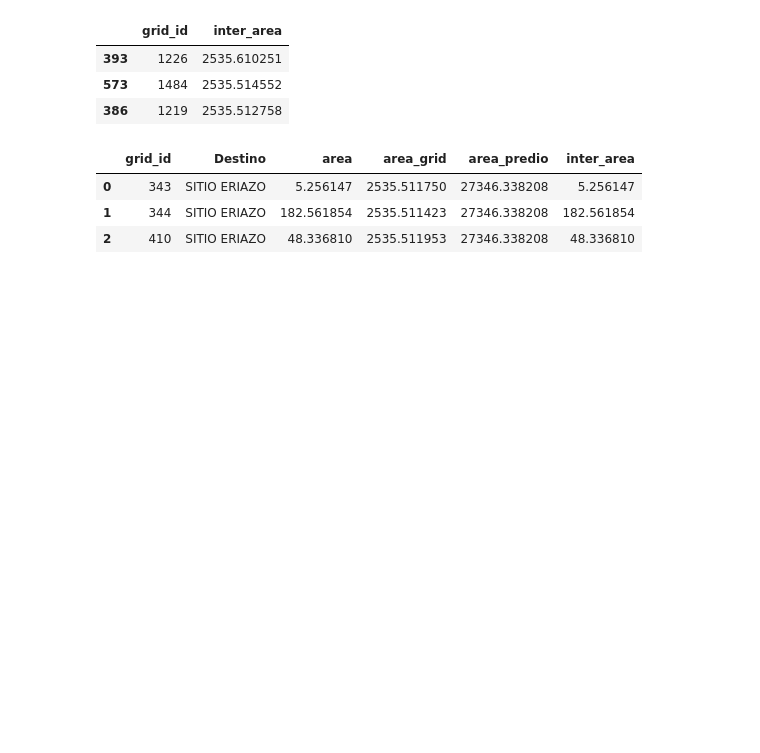
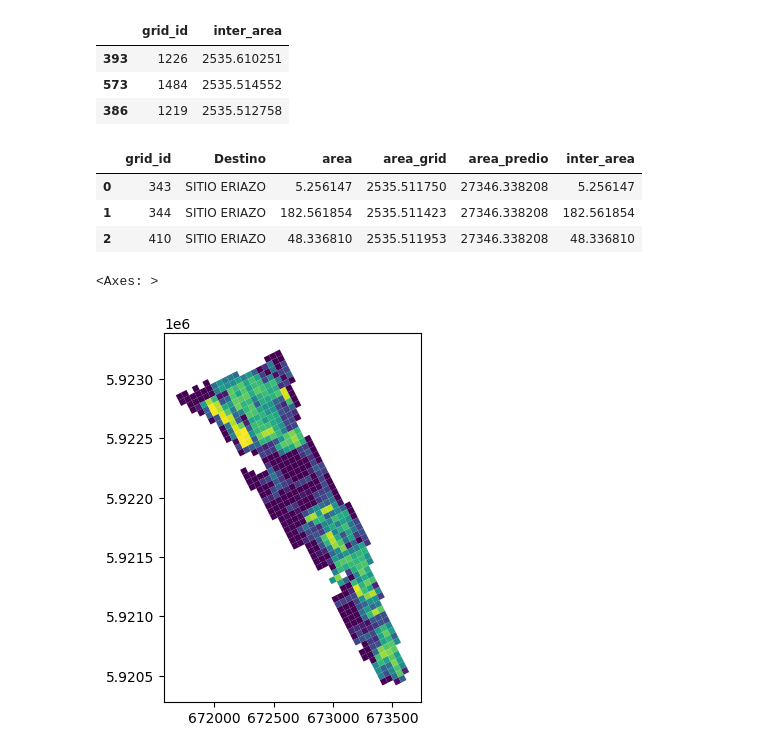
Before and after one commit to CityScope/CityLab_Biobio, a Jupyter notebook: notebooks/land_uses/land_uses.ipynb, the cells around one changed output. Saved outputs shown, nothing was run; the diff lists cells and outputs as text; code cells hidden in the pictures; blank space fills up the shorter version.

Commit message:
calculated land uses diversity

```diff
--- a/notebooks/land_uses/land_uses.ipynb
+++ b/notebooks/land_uses/land_uses.ipynb
@@ -57,3 +57,18 @@ if show_head: display(intersection.head(3))
 | 0 | 343 | SITIO ERIAZO | 5.256147 | 2535.511750 | 27346.338208 | 5.256147 |
 | 1 | 344 | SITIO ERIAZO | 182.561854 | 2535.511423 | 27346.338208 | 182.561854 |
 | 2 | 410 | SITIO ERIAZO | 48.336810 | 2535.511953 | 27346.338208 | 48.336810 |
+# %%
+intersection['property_percentage'] = intersection['area']/intersection['inter_area']
+# %%
+intersection['information_per_property'] = -1*intersection['property_percentage']*np.log10(intersection['property_percentage'])
+diversity = intersection.groupby('grid_id')['information_per_property'].agg('sum').reset_index()
+# %%
+diversity_map = pd.merge(diversity, grid, on='grid_id')
+diversity_map.rename(columns={'information_per_property': 'diversity'}, inplace=True)
+
+diversity_map = gpd.GeoDataFrame(data=diversity_map['diversity'], geometry=diversity_map['geometry'])
+# %%
+diversity_map.plot(column='diversity')
+# %% [output]
+<Axes: >
+[figure, added]
```
